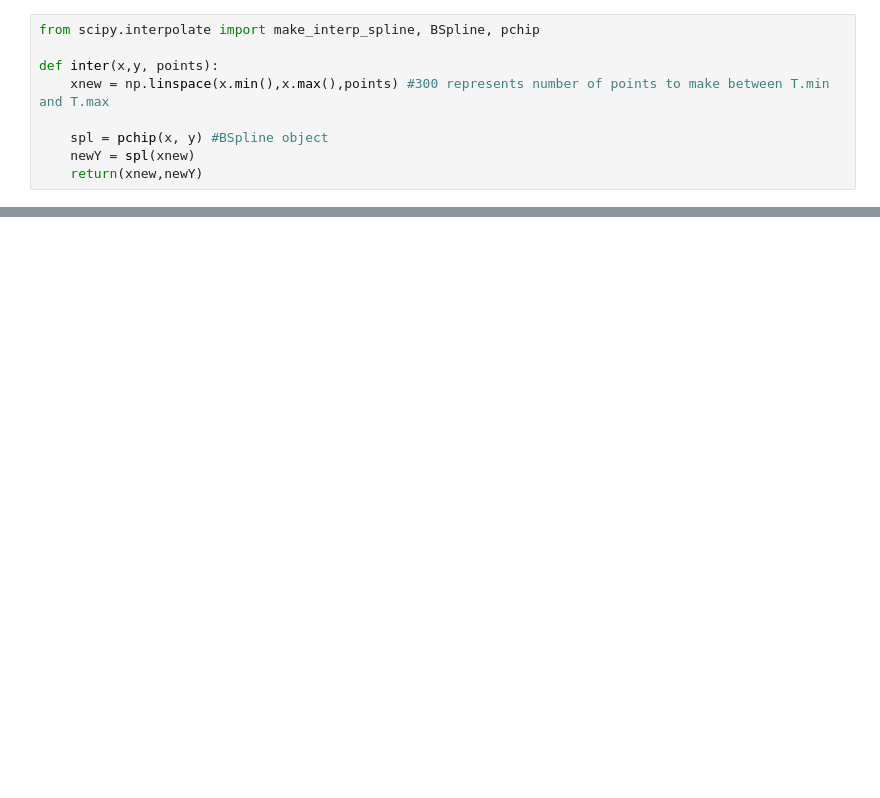
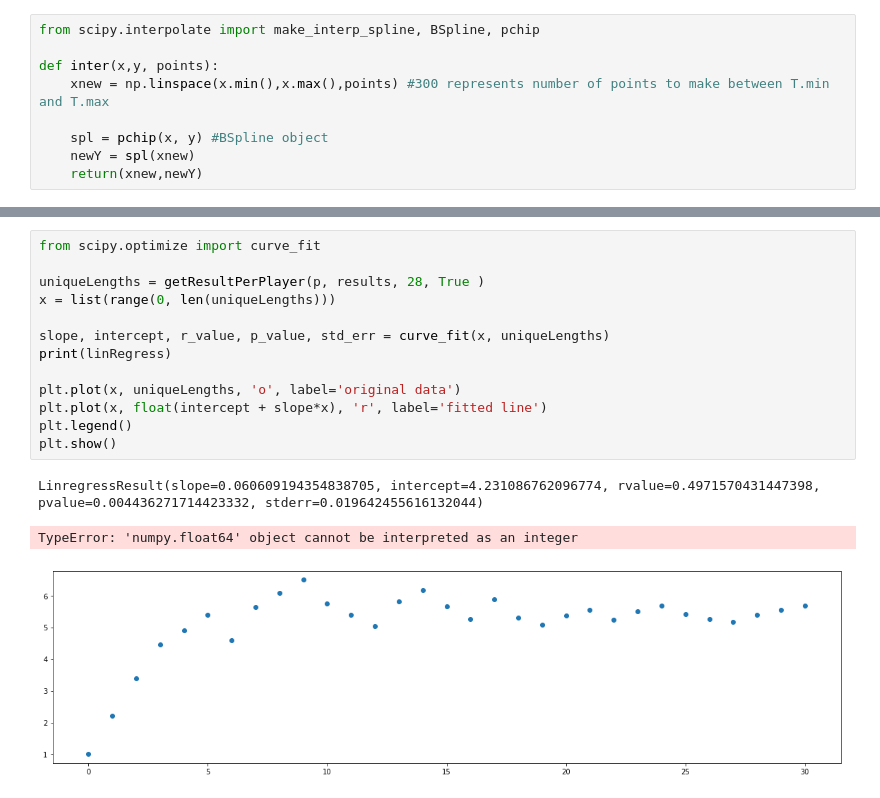
Before and after one commit to AndreeaStefan/SmartuistWrapper, a Jupyter notebook: evaluation/PlotResults.ipynb, the cells around one changed output, grey strips where cells are left out. Cells and saved outputs as stored; diff of their text form; blank space fills up the shorter version.

```diff
--- a/evaluation/PlotResults.ipynb
+++ b/evaluation/PlotResults.ipynb
@@ -238,0 +240,17 @@ IndexError: index 30 is out of bounds for axis 1 with size 30
+# %%
+from scipy.optimize import curve_fit
+
+uniqueLengths = getResultPerPlayer(p, results, 28, True )
+x = list(range(0, len(uniqueLengths)))
+
+slope, intercept, r_value, p_value, std_err = curve_fit(x, uniqueLengths)
+print(linRegress)
+
+plt.plot(x, uniqueLengths, 'o', label='original data')
+plt.plot(x, float(intercept + slope*x), 'r', label='fitted line')
+plt.legend()
+plt.show()
+# %% [output]
+LinregressResult(slope=0.060609194354838705, intercept=4.231086762096774, rvalue=0.4971570431447398, pvalue=0.004436271714423332, stderr=0.019642455616132044)
+TypeError: 'numpy.float64' object cannot be interpreted as an integer
+[figure, added]
```
Also changed, not shown: parts of 2 cells of this notebook, 3 other files.
